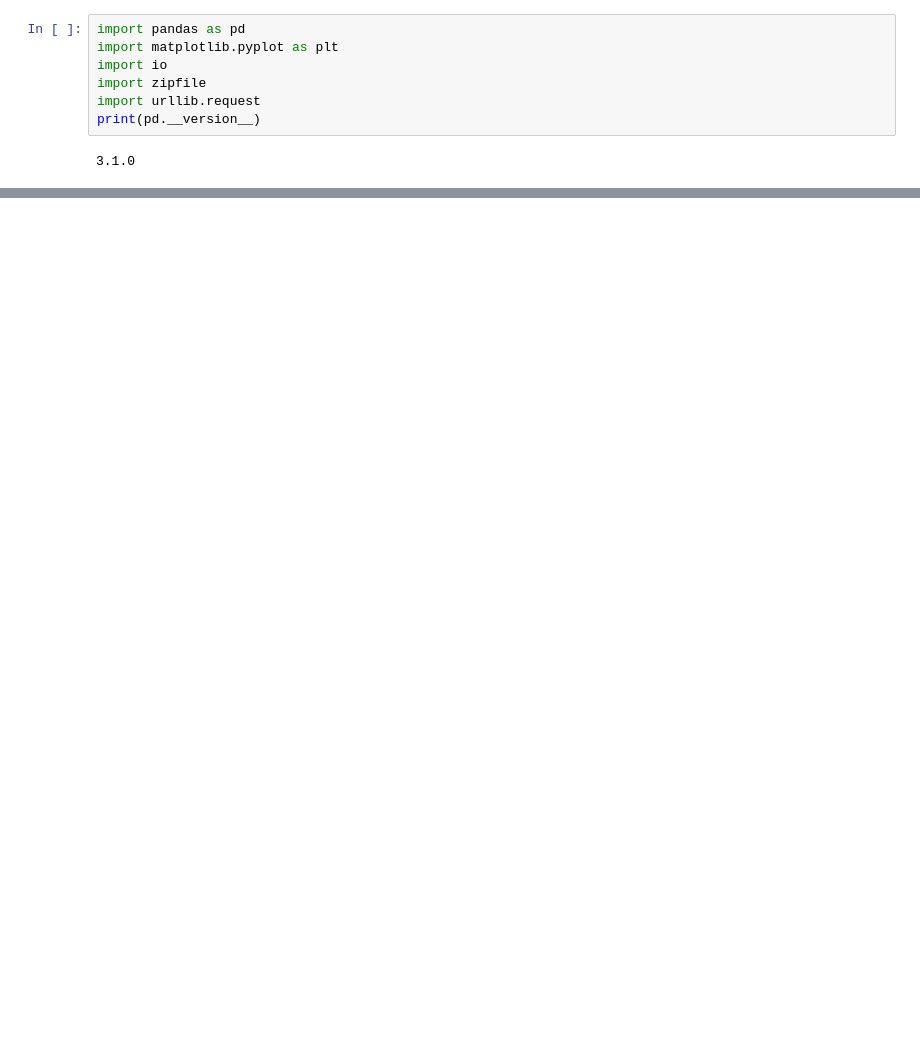
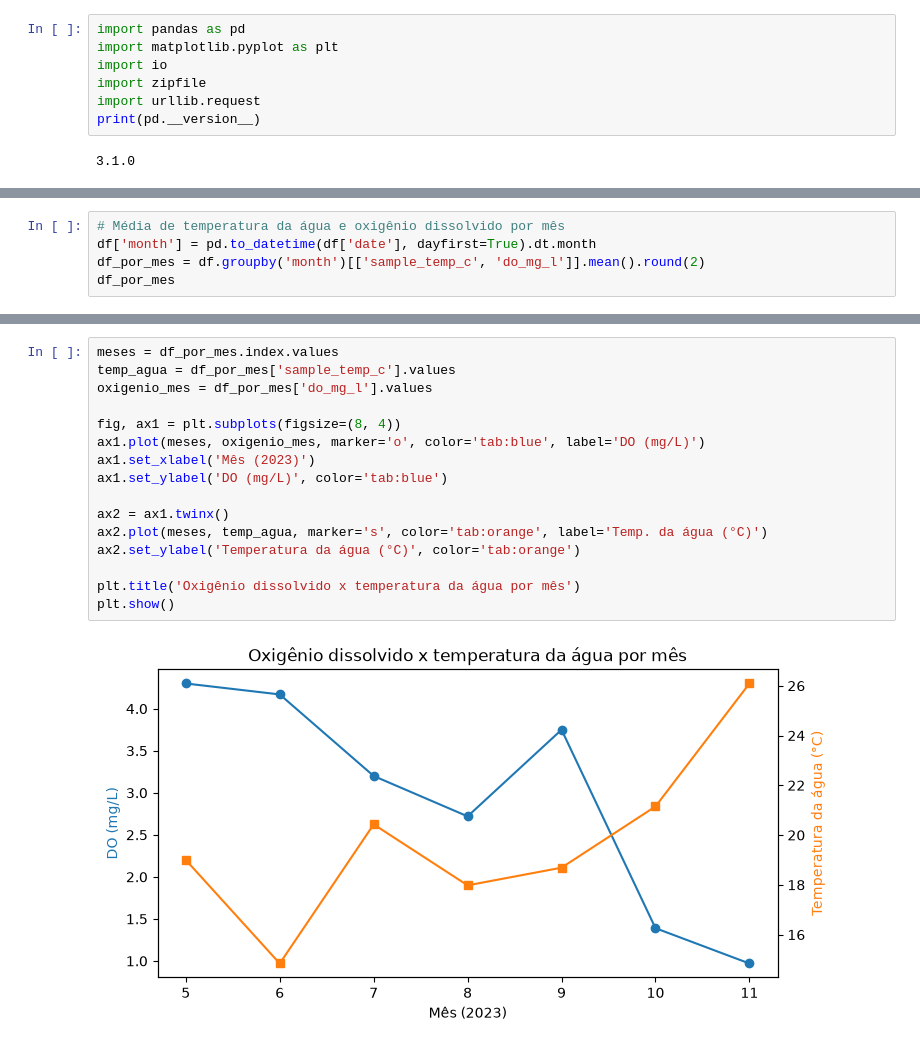
Before and after one commit to nevidomyyb/post-graduate-data-eng-anly, a Jupyter notebook: Introducao-Analise-Dados/aula02_atividade.ipynb, the cells around one changed output, grey strips where cells are left out. Drawn from its saved outputs; the diff is of its cells as text; blank space fills up the shorter version.

```diff
--- a/Introducao-Analise-Dados/aula02_atividade.ipynb
+++ b/Introducao-Analise-Dados/aula02_atividade.ipynb
@@ -41,0 +211,5 @@ df.head()
+# %%
+# Média de temperatura da água e oxigênio dissolvido por mês
+df['month'] = pd.to_datetime(df['date'], dayfirst=True).dt.month
+df_por_mes = df.groupby('month')[['sample_temp_c', 'do_mg_l']].mean().round(2)
+df_por_mes
@@ -41,0 +257,18 @@ df.head()
+# %%
+meses = df_por_mes.index.values
+temp_agua = df_por_mes['sample_temp_c'].values
+oxigenio_mes = df_por_mes['do_mg_l'].values
+
+fig, ax1 = plt.subplots(figsize=(8, 4))
+ax1.plot(meses, oxigenio_mes, marker='o', color='tab:blue', label='DO (mg/L)')
+ax1.set_xlabel('Mês (2023)')
+ax1.set_ylabel('DO (mg/L)', color='tab:blue')
+
+ax2 = ax1.twinx()
+ax2.plot(meses, temp_agua, marker='s', color='tab:orange', label='Temp. da água (°C)')
+ax2.set_ylabel('Temperatura da água (°C)', color='tab:orange')
+
+plt.title('Oxigênio dissolvido x temperatura da água por mês')
+plt.show()
+# %% [output]
+[figure, added]
```
Also changed, not shown: parts of 24 cells of this notebook, 1 other file.
